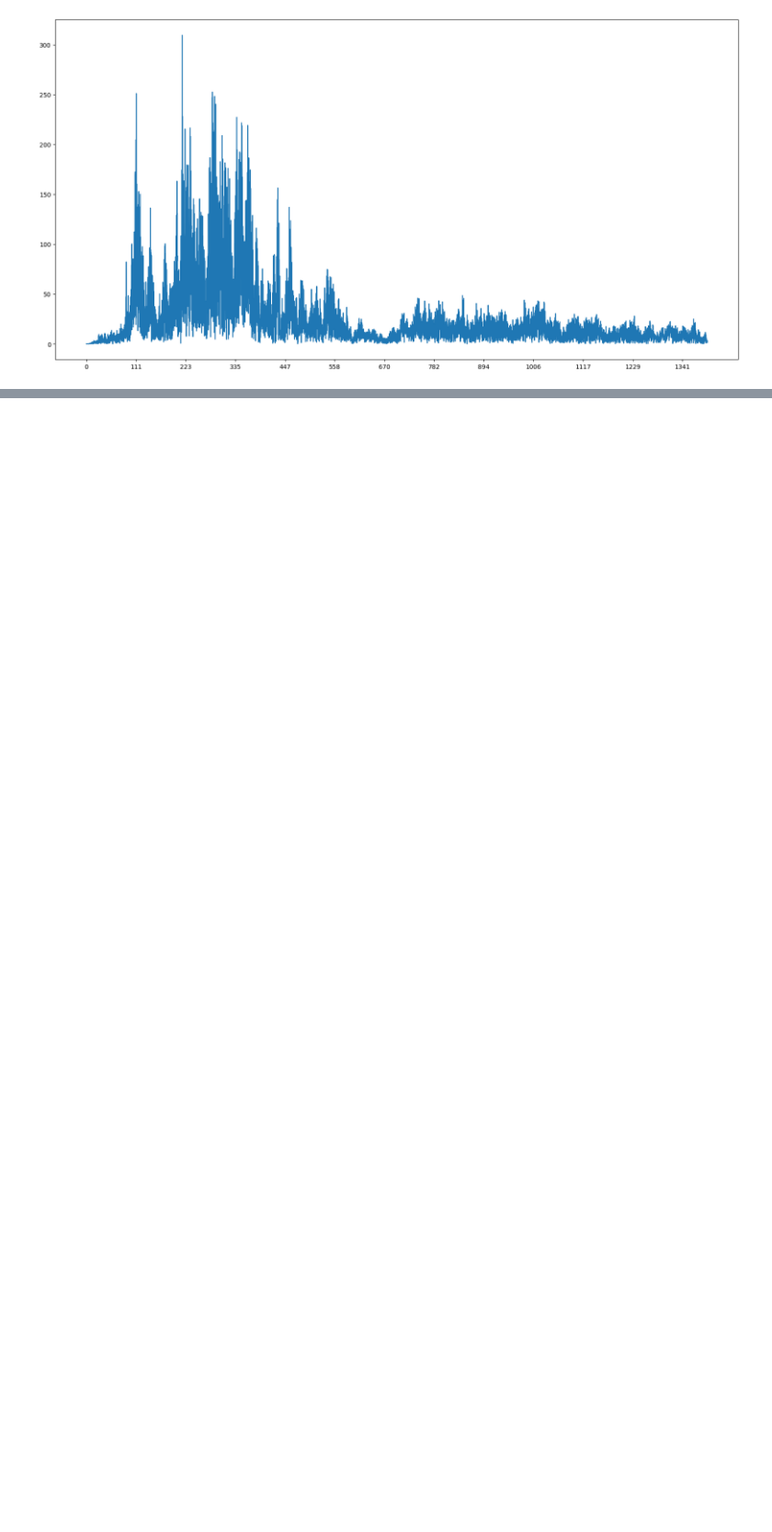
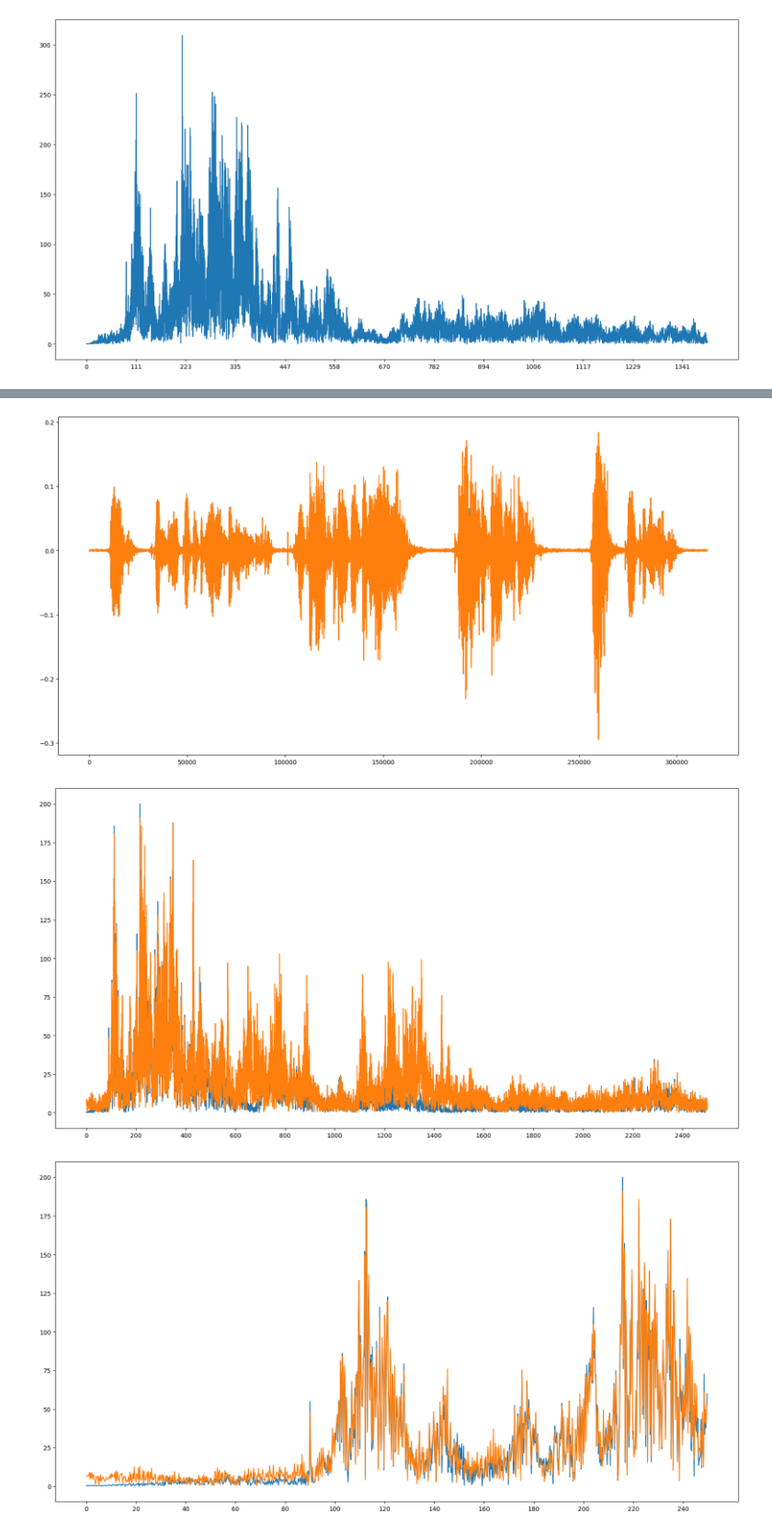
Before and after one commit to michalrzak/auditory-intention-decoding, a Jupyter notebook: notebooks/test_taggers.ipynb, the cells around one changed output, grey strips where cells are left out. Shown at 92% size. Cells and saved outputs as stored; diff of their text form; code cells hidden in the pictures; blank space fills up the shorter version.

```diff
--- a/notebooks/test_taggers.ipynb
+++ b/notebooks/test_taggers.ipynb
@@ -107,0 +117,6 @@ stimulus_fm = FMTagger(audio,
+# %%
+do_analysis(stimulus_shift_sum, audio)
+# %% [output]
+[figure, added]
+[figure, added]
+[figure, added]
```
Also changed, not shown: parts of 10 cells of this notebook, 17 other files.
